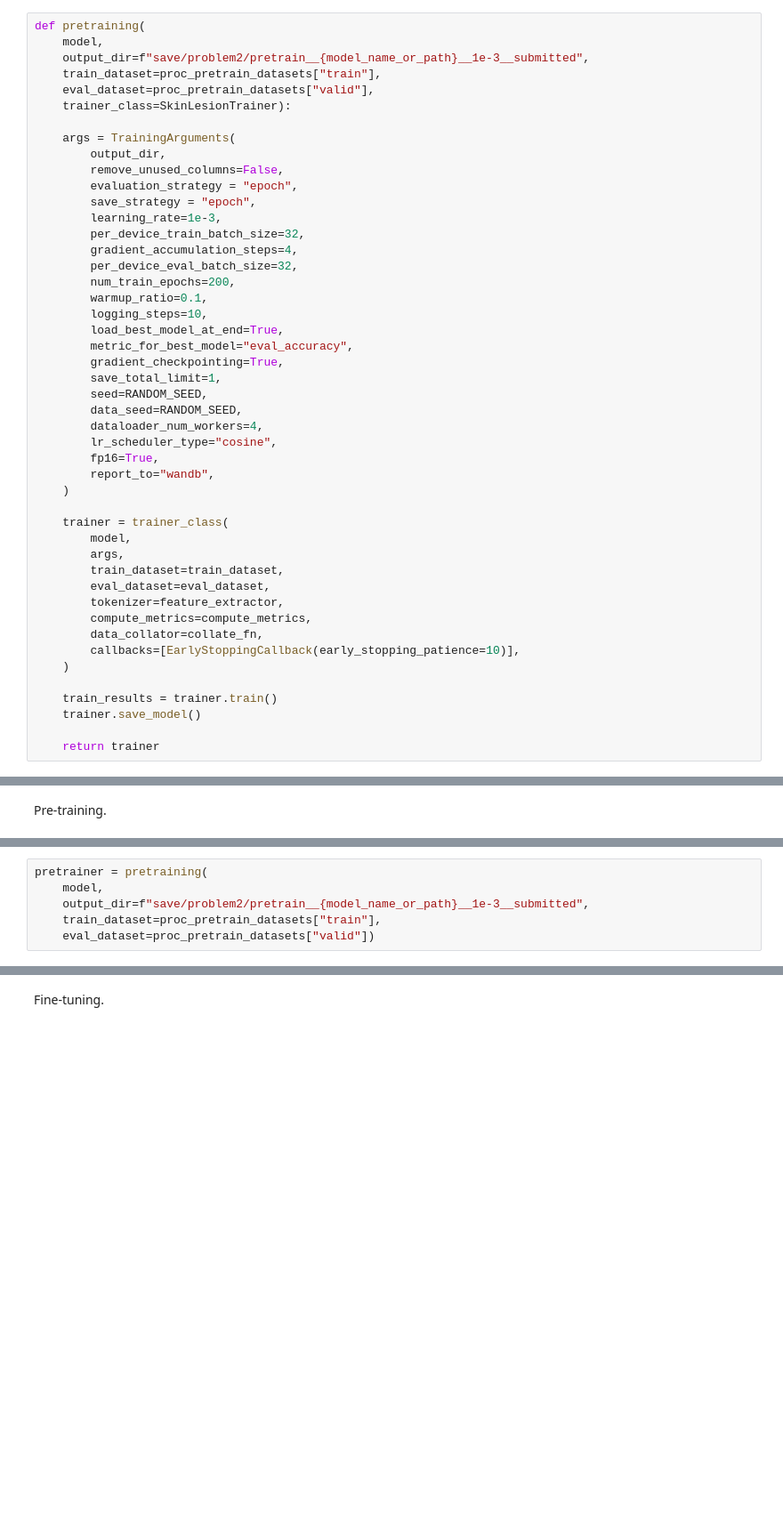
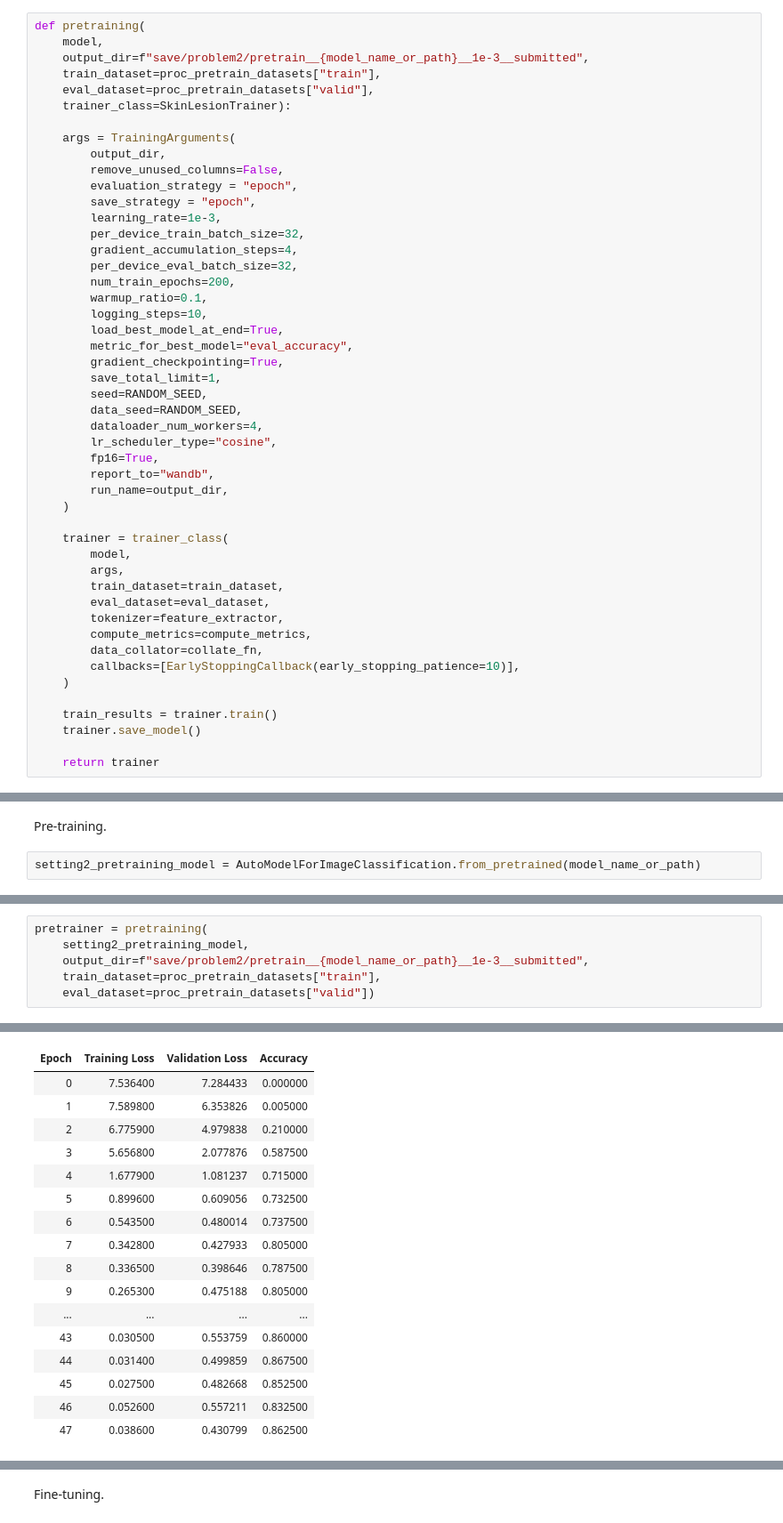
Before and after one commit to holylovenia/ai-healthcare, a Jupyter notebook: assignment1/problem2-testasvalid-resnet1.ipynb, the cells around one changed output, grey strips where cells are left out. Shown at 89% size. Cells and saved outputs as stored; diff of their text form; blank space fills up the shorter version.

```diff
--- a/assignment1/problem2-testasvalid-resnet1.ipynb
+++ b/assignment1/problem2-testasvalid-resnet1.ipynb
@@ -352,6 +351,7 @@ def pretraining(
         lr_scheduler_type="cosine",
         fp16=True,
         report_to="wandb",
+        run_name=output_dir,
     )
 
     trainer = trainer_class(
@@ -485,3 +519,5 @@ evaluation(
 #### Setting 2: With pre-training
 # %% [markdown]
 Pre-training.
+# %%
+setting2_pretraining_model = AutoModelForImageClassification.from_pretrained(model_name_or_path)
@@ -488,6 +542,7 @@ Pre-training.
 # %%
 pretrainer = pretraining(
-    model,
+    setting2_pretraining_model,
     output_dir=f"save/problem2/pretrain__{model_name_or_path}__1e-3__submitted",
     train_dataset=proc_pretrain_datasets["train"],
     eval_dataset=proc_pretrain_datasets["valid"])
+# %% [output]
@@ -493,0 +560,17 @@ pretrainer = pretraining(
+| Epoch | Training Loss | Validation Loss | Accuracy |
+| 0 | 7.536400 | 7.284433 | 0.000000 |
+| 1 | 7.589800 | 6.353826 | 0.005000 |
+| 2 | 6.775900 | 4.979838 | 0.210000 |
+| 3 | 5.656800 | 2.077876 | 0.587500 |
+| 4 | 1.677900 | 1.081237 | 0.715000 |
+| 5 | 0.899600 | 0.609056 | 0.732500 |
+| 6 | 0.543500 | 0.480014 | 0.737500 |
+| 7 | 0.342800 | 0.427933 | 0.805000 |
+| 8 | 0.336500 | 0.398646 | 0.787500 |
+| 9 | 0.265300 | 0.475188 | 0.805000 |
+| ... | ... | ... | ... |
+| 43 | 0.030500 | 0.553759 | 0.860000 |
+| 44 | 0.031400 | 0.499859 | 0.867500 |
+| 45 | 0.027500 | 0.482668 | 0.852500 |
+| 46 | 0.052600 | 0.557211 | 0.832500 |
+| 47 | 0.038600 | 0.430799 | 0.862500 |
```
Also changed, not shown: parts of 16 cells of this notebook, 10 other files.
